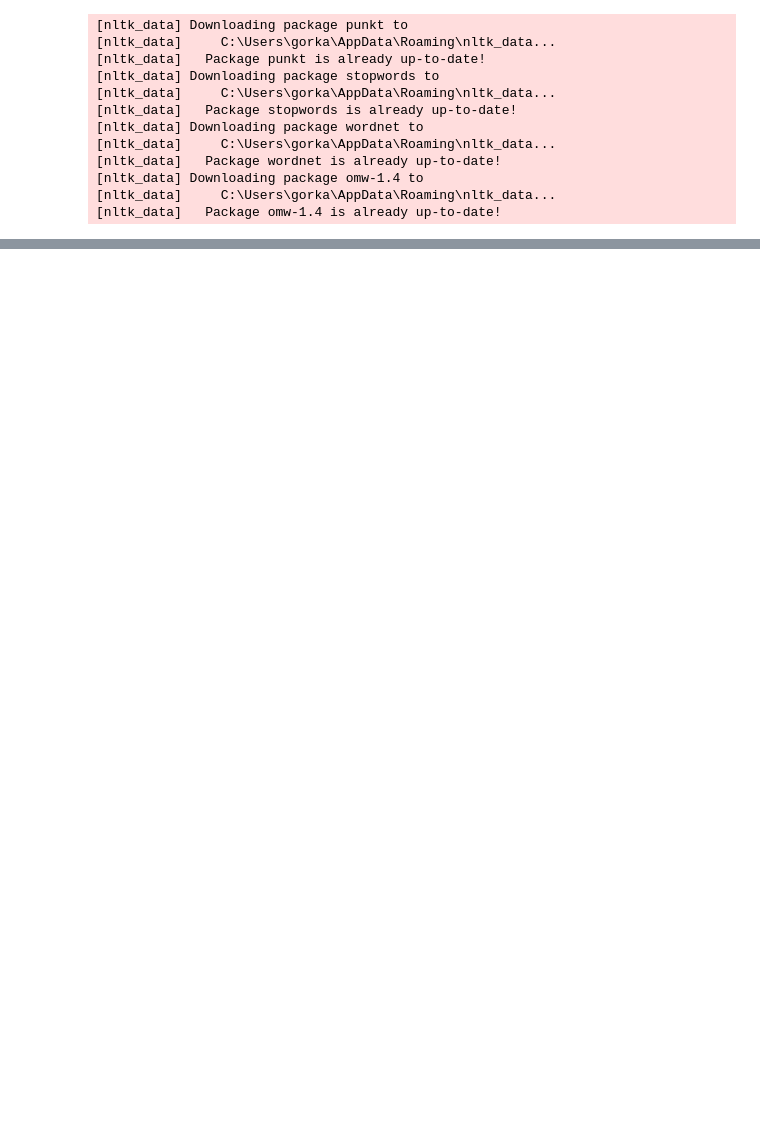
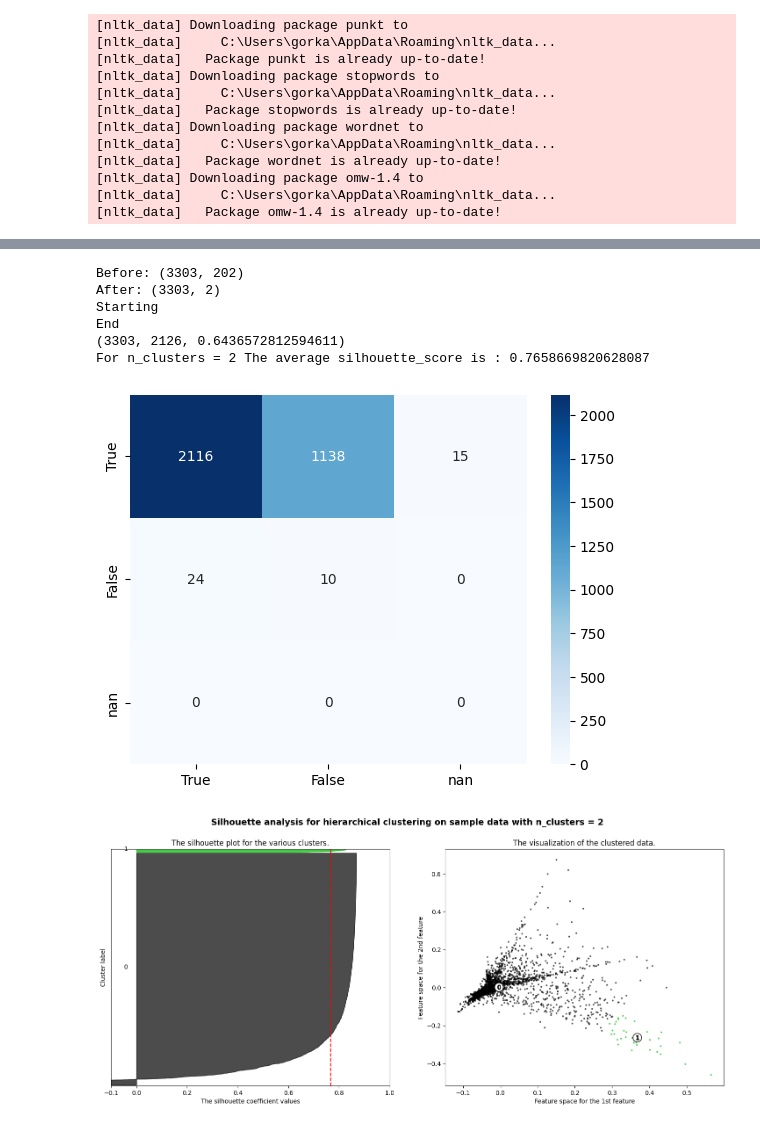
Before and after one commit to korah91/MineriaClustering, a Jupyter notebook: supremeCourt.ipynb, the cells around one changed output, grey strips where cells are left out. Saved outputs shown, nothing was run; the diff lists cells and outputs as text; code cells hidden in the pictures; blank space fills up the shorter version.

```diff
--- a/supremeCourt.ipynb
+++ b/supremeCourt.ipynb
@@ -345,7 +345,7 @@ def centroides(clusters,data):
 # %%
 from sklearn.metrics import silhouette_samples, silhouette_score
 import matplotlib.pyplot as plt
-import matplotlib.cm as cm
+import matplotlib.cm as mcm
 
 
 def get_silhouette(data, list_of_clusters, range_n_clusters):
@@ -394,7 +394,7 @@ def get_silhouette(data, list_of_clusters, range_n_clusters):
             size_cluster_i = ith_cluster_silhouette_values.shape[0]
             y_upper = y_lower + size_cluster_i
 
-            color = cm.nipy_spectral(float(i) / n_clusters)
+            color = mcm.nipy_spectral(float(i) / n_clusters)
             ax1.fill_betweenx(
                 np.arange(y_lower, y_upper),
                 0,
@@ -421,7 +421,7 @@ def get_silhouette(data, list_of_clusters, range_n_clusters):
         ax1.set_xticks([-0.1, 0, 0.2, 0.4, 0.6, 0.8, 1])
 
         # 2nd Plot showing the actual clusters formed
-        colors = cm.nipy_spectral(cluster_labels.astype(float) / n_clusters)
+        colors = mcm.nipy_spectral(cluster_labels.astype(float) / n_clusters)
         ax2.scatter(
             data[:, 0], data[:, 1], marker=".", s=30, lw=0, alpha=0.7, c=colors, edgecolor="k"
         )
@@ -680,5 +646,13 @@ print(get_accuracy_unorder(get_cm(y_train2_labels,randomLabels(data_lemmatized,1
 # %%
-#df_clusters = pd.DataFrame(list_of_clusters)
-#df_clusters = df_clusters.set_axis(["nIt", "dist", "Clusters"], axis="columns")
-#print(df_clusters)
-#df_clusters.to_csv("clusters1.csv", encoding="utf-8", sep=',', index = False, header=True)
+def get_model(data, nTopics, nPCA, nClusters, trainLabels, trainNames, csvName):
+    model,corpus, topics = get_topicModeling(data,nTopics)
+    vectorized = get_vectorized(model,corpus)
+    data_PCA, pca = get_PCA(vectorized,nPCA)
+    list_of_clusters, tree = hierarchical_clustering(data_PCA)
+    labels, dist, clusters = get_nClusters(list_of_clusters, nClusters)
+    cm = get_cm(trainLabels, labels, trainNames)
+    get_silhouette(data_PCA,list_of_clusters,[nClusters])
+
+    df_clusters = pd.DataFrame(list_of_clusters)
+    df_clusters = df_clusters.set_axis(["nIt", "dist", "Clusters"], axis="columns")
+    df_clusters.to_csv(csvName + ".csv", encoding="utf-8", sep=',', index = False, header=True)
@@ -698,0 +659,11 @@ End
+# %%
+get_model(data_lemmatized,202,2,2,y1_labels,y1_names,"clustersFirstPartyWinner_62_32_2")
+# %% [output]
+Before: (3303, 202)
+After: (3303, 2)
+Starting
+End
+(3303, 2126, 0.6436572812594611)
+For n_clusters = 2 The average silhouette_score is : 0.7658669820628087
+[figure, added]
+[figure, added]
```
Also changed, not shown: parts of 21 cells of this notebook, 6 other files.
